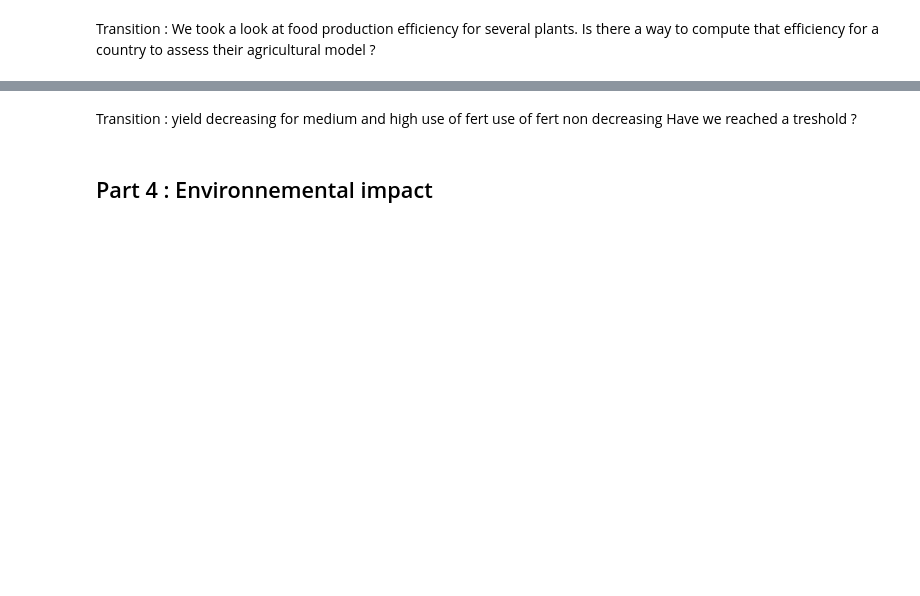
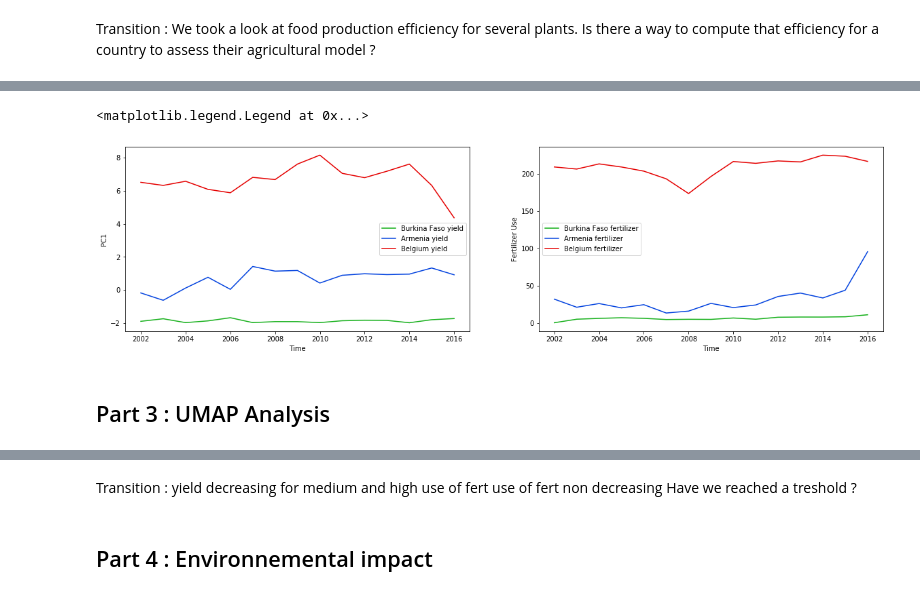
Before and after one commit to amara-slaymaker/ada_project-ada_nakamura, a Jupyter notebook: Skeleton.ipynb, the cells around one changed output, grey strips where cells are left out. Drawn from its saved outputs; the diff is of its cells as text; code cells hidden in the pictures; blank space fills up the shorter version.

Commit message:
Added umap section

```diff
--- a/Skeleton.ipynb
+++ b/Skeleton.ipynb
@@ -548,0 +797,24 @@ Also plot fertilizer and pesticide evolution
+# %%
+evolution_ferti = pd.DataFrame([years, Burkina_Faso_pca, Armenia_pca, Belgium_pca,Burkina_Faso_ferti, Armenia_ferti, Belgium_ferti], ['year', 'Burkina Faso yield', 'Armenia yield', 'Belgium yield','Burkina Faso fertilizer', 'Armenia fertilizer', 'Belgium fertilizer']).T
+
+figure = plt.figure(figsize = (20,5))
+ax1 = figure.add_subplot(1,2,1)
+ax1.plot("year", "Burkina Faso yield", data=evolution_ferti, color=sns.xkcd_palette(colors)[0])
+ax1.plot("year", "Armenia yield", data=evolution_ferti, color=sns.xkcd_palette(colors)[1])
+ax1.plot("year", "Belgium yield", data=evolution_ferti, color=sns.xkcd_palette(colors)[2])
+ax1.set_ylabel('PC1')
+ax1.set_xlabel('Time')
+ax1.legend()
+
+ax2 = figure.add_subplot(1,2,2)
+ax2.plot("year", "Burkina Faso fertilizer", data=evolution_ferti, color=sns.xkcd_palette(colors)[0])
+ax2.plot("year", "Armenia fertilizer", data=evolution_ferti, color=sns.xkcd_palette(colors)[1])
+ax2.plot("year", "Belgium fertilizer", data=evolution_ferti, color=sns.xkcd_palette(colors)[2])
+ax2.set_ylabel('Fertilizer Use')
+ax2.set_xlabel('Time')
+ax2.legend()
+# %% [output]
+<matplotlib.legend.Legend at 0x...>
+[figure, added]
+# %% [markdown]
+## Part 3 : UMAP Analysis
```
Also changed, not shown: parts of 38 cells of this notebook.
